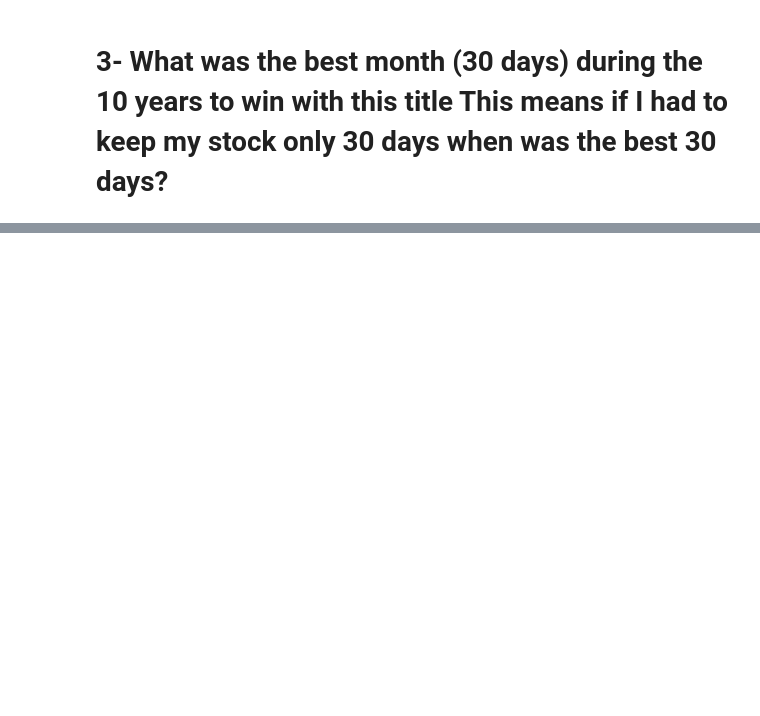
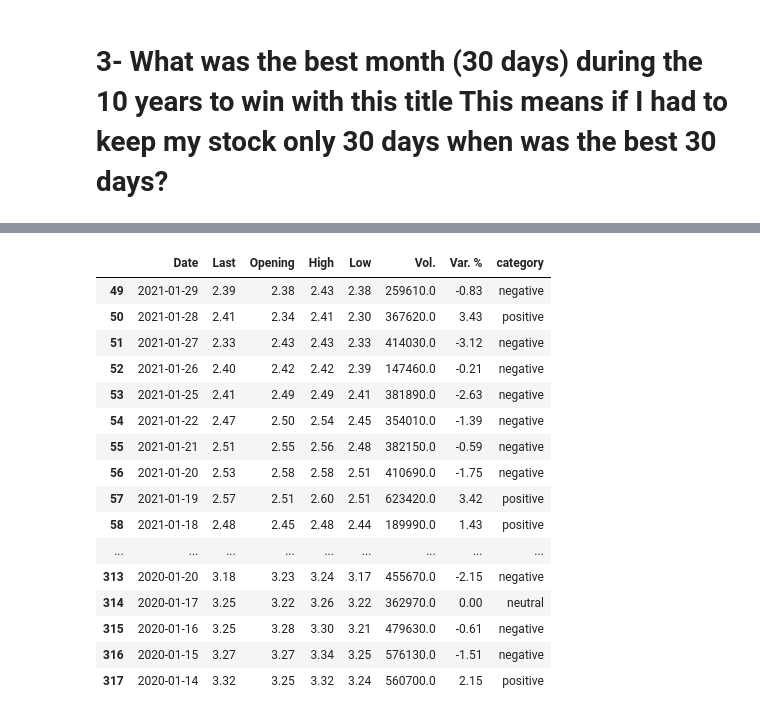
Before and after one commit to arfan64shah/Extract_Transform_Load_Visualization, a Jupyter notebook: Arfan_Practical6/Arfan_Practical6.ipynb, the cells around one changed output, grey strips where cells are left out. Saved outputs shown, nothing was run; the diff lists cells and outputs as text; code cells hidden in the pictures; blank space fills up the shorter version.

```diff
--- a/Arfan_Practical6/Arfan_Practical6.ipynb
+++ b/Arfan_Practical6/Arfan_Practical6.ipynb
@@ -152,3 +158,20 @@ maxx
 | 876 | 11-01-2017 | 3.96 | 4.50 | 4.50 | 3.95 | 11060000.0 | -21.68 | negative |
 # %% [markdown]
 so the date is 01.11.2017 for highest volatility
+# %%
+#or we can do like this as well
+
+high_list = new_dataset['High'].tolist()
+low_list = new_dataset['Low'].tolist()
+
+diff_lst = []
+
+for i in range(len(new_dataset)):
+    difference = float(high_list[i]) - float(low_list[i])
+    diff_lst.append(difference)
+
+#now append this list to column into the dataset
+new_dataset['diff_lst'] = diff_lst
+
+#since another column with differences is added now find the date for the maximum in the new column
+new_dataset[new_dataset['diff_lst'] == new_dataset['diff_lst'].max()]
@@ -156,5 +182,9 @@ so the date is 01.11.2017 for highest volatility
 # 3- What was the best month (30 days) during the 10 years to win with this title This means if I had to keep my stock only 30 days when was the best 30 days?
 # %%
 #30 largest values from Vol. column
-new_dataset.nlargest(30, ['Vol.'])
+# new_dataset.nlargest(30, ['Vol.'])
+
+new_dataset['Date'] = pd.to_datetime(new_dataset['Date'])
+# new_dataset['Date'].dt.to_period('M')
+new_dataset['Date']
 # %% [output]
@@ -177,0 +220,22 @@ new_dataset.nlargest(30, ['Vol.'])
+# %%
+#find specific month
+month_data = new_dataset[new_dataset['Date'].dt.month == 1].nlargest(30, 'Date')
+month_data
+# %% [output]
+|  | Date | Last | Opening | High | Low | Vol. | Var. % | category |
+| 49 | 2021-01-29 | 2.39 | 2.38 | 2.43 | 2.38 | 259610.0 | -0.83 | negative |
+| 50 | 2021-01-28 | 2.41 | 2.34 | 2.41 | 2.30 | 367620.0 | 3.43 | positive |
+| 51 | 2021-01-27 | 2.33 | 2.43 | 2.43 | 2.33 | 414030.0 | -3.12 | negative |
+| 52 | 2021-01-26 | 2.40 | 2.42 | 2.42 | 2.39 | 147460.0 | -0.21 | negative |
+| 53 | 2021-01-25 | 2.41 | 2.49 | 2.49 | 2.41 | 381890.0 | -2.63 | negative |
+| 54 | 2021-01-22 | 2.47 | 2.50 | 2.54 | 2.45 | 354010.0 | -1.39 | negative |
+| 55 | 2021-01-21 | 2.51 | 2.55 | 2.56 | 2.48 | 382150.0 | -0.59 | negative |
+| 56 | 2021-01-20 | 2.53 | 2.58 | 2.58 | 2.51 | 410690.0 | -1.75 | negative |
+| 57 | 2021-01-19 | 2.57 | 2.51 | 2.60 | 2.51 | 623420.0 | 3.42 | positive |
+| 58 | 2021-01-18 | 2.48 | 2.45 | 2.48 | 2.44 | 189990.0 | 1.43 | positive |
+| ... | ... | ... | ... | ... | ... | ... | ... | ... |
+| 313 | 2020-01-20 | 3.18 | 3.23 | 3.24 | 3.17 | 455670.0 | -2.15 | negative |
+| 314 | 2020-01-17 | 3.25 | 3.22 | 3.26 | 3.22 | 362970.0 | 0.00 | neutral |
+| 315 | 2020-01-16 | 3.25 | 3.28 | 3.30 | 3.21 | 479630.0 | -0.61 | negative |
+| 316 | 2020-01-15 | 3.27 | 3.27 | 3.34 | 3.25 | 576130.0 | -1.51 | negative |
+| 317 | 2020-01-14 | 3.32 | 3.25 | 3.32 | 3.24 | 560700.0 | 2.15 | positive |
```
Also changed, not shown: parts of 11 cells of this notebook, 1 other file.
